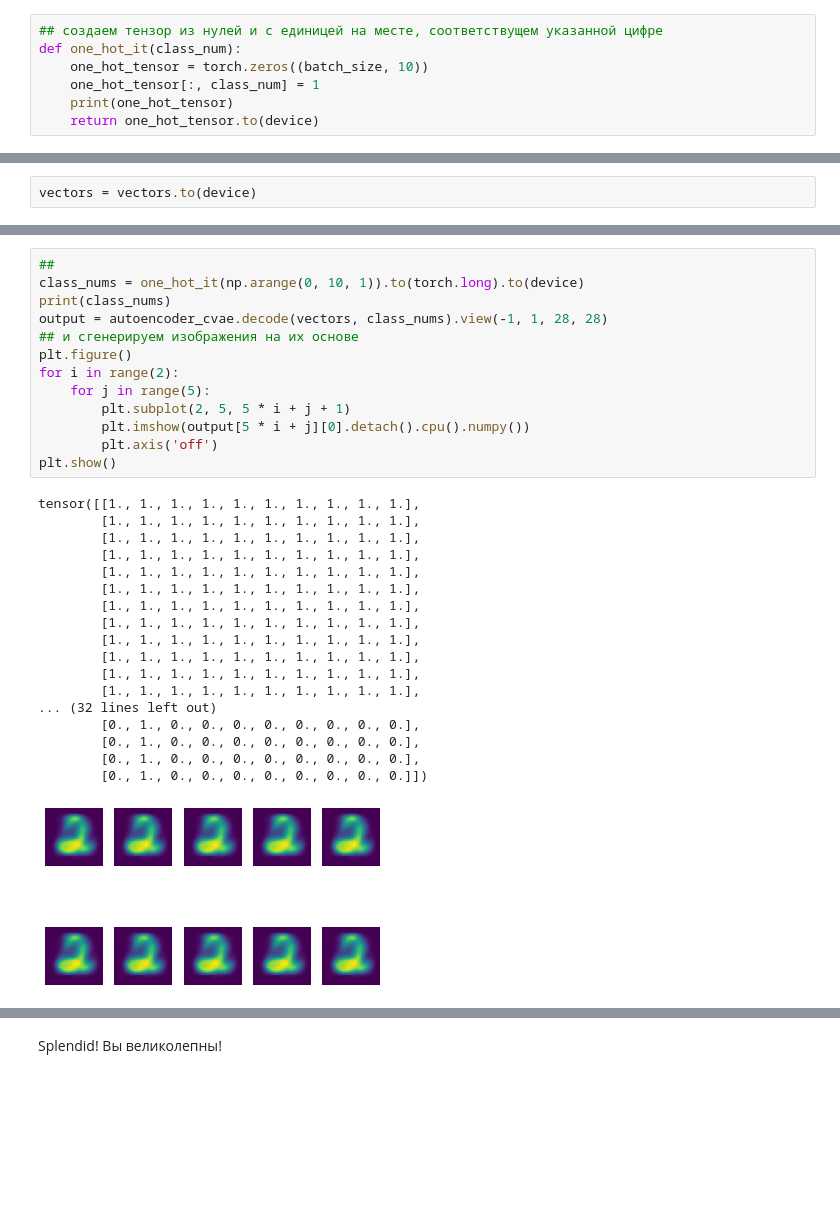
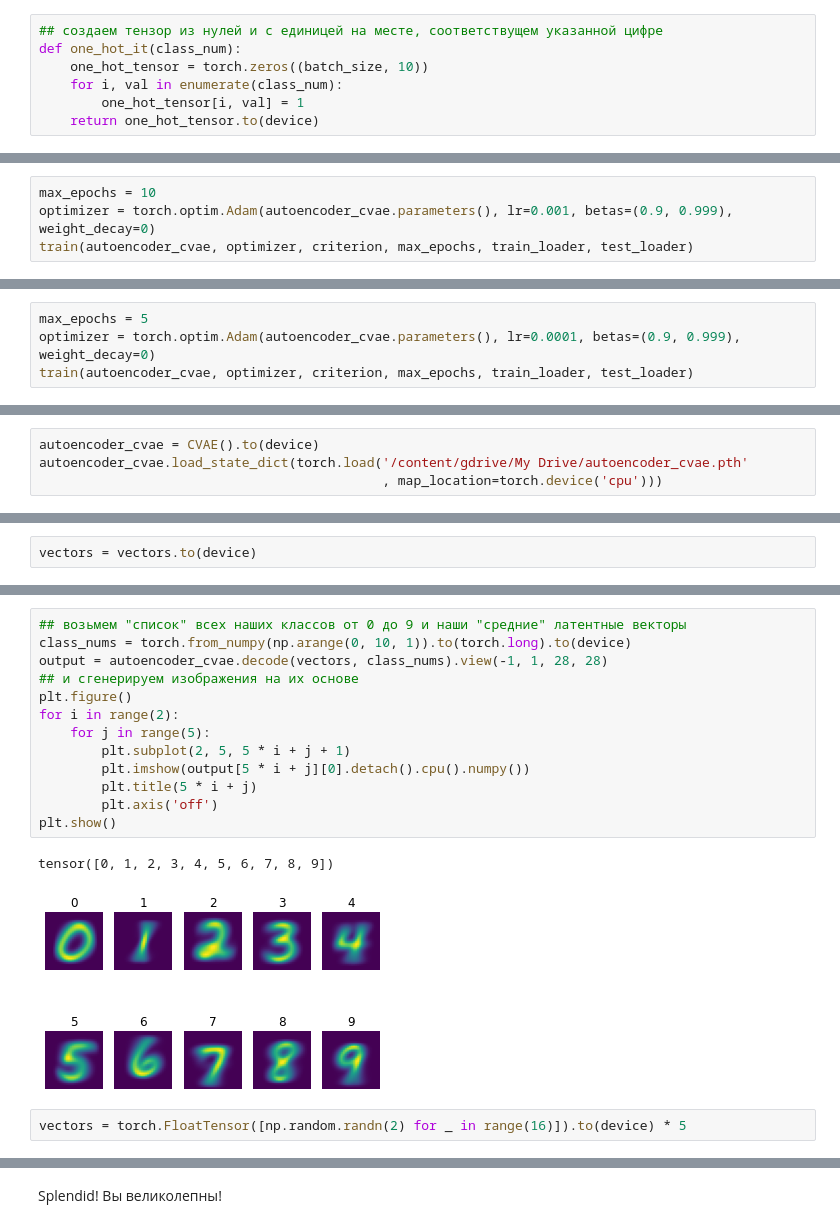
Before and after one commit to gbrs/DLS_1_2022_spring, a Jupyter notebook: adv 19 Домашнее задание. Автоэнкодеры/19 [hw]autoencoders.ipynb, the cells around one changed output, grey strips where cells are left out. Cells and saved outputs as stored; diff of their text form; blank space fills up the shorter version.

Commit message:
learned CVAE model

```diff
--- a/adv 19 Домашнее задание. Автоэнкодеры/19 [hw]autoencoders.ipynb
+++ b/adv 19 Домашнее задание. Автоэнкодеры/19 [hw]autoencoders.ipynb
@@ -1036,8 +1036,8 @@ Extracting ./mnist_data/MNIST/raw/t10k-labels-idx1-ubyte.gz to ./mnist_data/MNIS
 ## создаем тензор из нулей и с единицей на месте, соответствущем указанной цифре
 def one_hot_it(class_num):
     one_hot_tensor = torch.zeros((batch_size, 10))
-    one_hot_tensor[:, class_num] = 1
-    print(one_hot_tensor)
+    for i, val in enumerate(class_num):
+        one_hot_tensor[i, val] = 1
     return one_hot_tensor.to(device)
 # %%
 dim_code = 2
@@ -1233,0 +1219,4 @@ KeyboardInterrupt: ignored
+# %%
+max_epochs = 10
+optimizer = torch.optim.Adam(autoencoder_cvae.parameters(), lr=0.001, betas=(0.9, 0.999), weight_decay=0)
+train(autoencoder_cvae, optimizer, criterion, max_epochs, train_loader, test_loader)
@@ -1233,0 +1225,4 @@ KeyboardInterrupt: ignored
+# %%
+max_epochs = 5
+optimizer = torch.optim.Adam(autoencoder_cvae.parameters(), lr=0.0001, betas=(0.9, 0.999), weight_decay=0)
+train(autoencoder_cvae, optimizer, criterion, max_epochs, train_loader, test_loader)
@@ -1251,3 +1248,7 @@ np.save('/content/gdrive/My Drive/val_losses_cvae', val_losses_cvae)
 Для MNIST вы можете попросить CVAE восстановить из одного латентного вектора, например, картинки цифры 5 и 7.
 # %%
 <тут нужно научиться сэмплировать из декодера цифры определенного класса>
+# %%
+autoencoder_cvae = CVAE().to(device)
+autoencoder_cvae.load_state_dict(torch.load('/content/gdrive/My Drive/autoencoder_cvae.pth'
+                                            , map_location=torch.device('cpu')))
@@ -1279,32 +1301,18 @@ vectors = vectors.to(device)
 # %%
-##
-class_nums = one_hot_it(np.arange(0, 10, 1)).to(torch.long).to(device)
-print(class_nums)
+## возьмем "список" всех наших классов от 0 до 9 и наши "средние" латентные векторы
+class_nums = torch.from_numpy(np.arange(0, 10, 1)).to(torch.long).to(device)
 output = autoencoder_cvae.decode(vectors, class_nums).view(-1, 1, 28, 28)
 ## и сгенерируем изображения на их основе
 plt.figure()
 for i in range(2):
     for j in range(5):
         plt.subplot(2, 5, 5 * i + j + 1)
         plt.imshow(output[5 * i + j][0].detach().cpu().numpy())
+        plt.title(5 * i + j)
         plt.axis('off')
 plt.show()
 # %% [output]
-tensor([[1., 1., 1., 1., 1., 1., 1., 1., 1., 1.],
-        [1., 1., 1., 1., 1., 1., 1., 1., 1., 1.],
-        [1., 1., 1., 1., 1., 1., 1., 1., 1., 1.],
-        [1., 1., 1., 1., 1., 1., 1., 1., 1., 1.],
-        [1., 1., 1., 1., 1., 1., 1., 1., 1., 1.],
-        [1., 1., 1., 1., 1., 1., 1., 1., 1., 1.],
-        [1., 1., 1., 1., 1., 1., 1., 1., 1., 1.],
-        [1., 1., 1., 1., 1., 1., 1., 1., 1., 1.],
-        [1., 1., 1., 1., 1., 1., 1., 1., 1., 1.],
-        [1., 1., 1., 1., 1., 1., 1., 1., 1., 1.],
-        [1., 1., 1., 1., 1., 1., 1., 1., 1., 1.],
-        [1., 1., 1., 1., 1., 1., 1., 1., 1., 1.],
-... (32 lines left out)
-        [0., 1., 0., 0., 0., 0., 0., 0., 0., 0.],
-        [0., 1., 0., 0., 0., 0., 0., 0., 0., 0.],
-        [0., 1., 0., 0., 0., 0., 0., 0., 0., 0.],
-        [0., 1., 0., 0., 0., 0., 0., 0., 0., 0.]])
+tensor([0, 1, 2, 3, 4, 5, 6, 7, 8, 9])
-[figure, old version]
+[figure, new version]
+# %%
+vectors = torch.FloatTensor([np.random.randn(2) for _ in range(16)]).to(device) * 5
```
Also changed, not shown: parts of 14 cells of this notebook.
